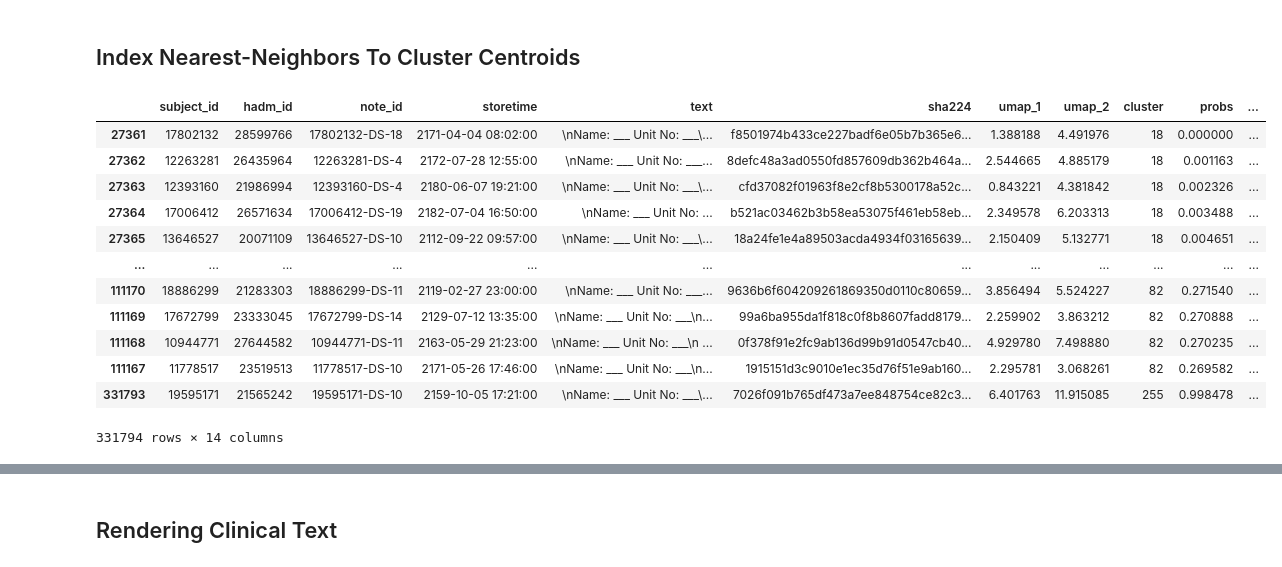
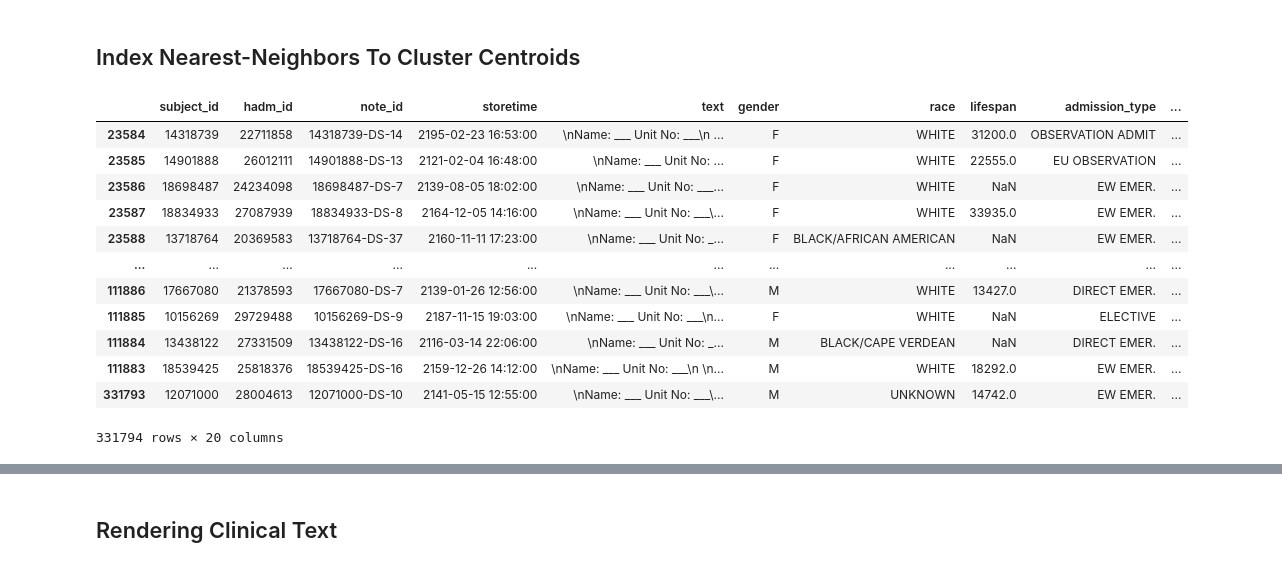
Before and after one commit to CrivelliLab/OSA_Phenotyping_LLMs, a Jupyter notebook: notebooks/CharacterizingByLLMs.ipynb, the cells around one changed output, grey strips where cells are left out. Cells and saved outputs as stored; diff of their text form; code cells hidden in the pictures.

```diff
--- a/notebooks/CharacterizingByLLMs.ipynb
+++ b/notebooks/CharacterizingByLLMs.ipynb
@@ -25,3 +261,18 @@ import torch.nn.functional as F
 from scipy.spatial.distance import cosine
 import matplotlib.pyplot as plt
 from IPython.display import Markdown
+
+#- Latent Space Parameters
+model = "BioGPT_large"
+layer = 0 # idx from penultimate layer back
+nb_neighbors = 256
+min_dist = 0.001
+nb_clusters = 256
+
+#-
+MIMIC4REPORTS = "/global/cfs/cdirs/m1532/Projects_MVP/_datasets/MIMIC_IV/physionet.org/files/mimic-iv-note/2.2/note/discharge.csv"
+MIMIC4ADMS = "/global/cfs/cdirs/m1532/Projects_MVP/_datasets/MIMIC_IV/physionet.org/files/mimiciv/2.2/hosp/admissions.csv"
+MIMIC4PATS = "/global/cfs/cdirs/m1532/Projects_MVP/_datasets/MIMIC_IV/physionet.org/files/mimiciv/2.2/hosp/patients.csv"
+EMBEDPATH = "/pscratch/sd/r/rzamora/OSA_Phenotyping_LLMs/output/embeds/{}.discharge.layer.{}/".format(model, layer)
+UMAPPATH = "{}umap/nclusters.{}.nn.{}.min.{}.csv".format(EMBEDPATH, nb_clusters, nb_neighbors, min_dist)
+KMEANSPATH = "{}kmeans/nclusters.{}.pt".format(EMBEDPATH, nb_clusters)
@@ -104,6 +279,22 @@ KMEANSPATH = "{}kmeans/nclusters.{}.pt".format(EMBEDPATH, nb_clusters)
 # %%
 #- Load Discharge Reports
 reports = pd.read_csv(MIMIC4REPORTS)
+
+#- Load Demographics
+adms = pd.read_csv(MIMIC4ADMS)
+adms = adms[["subject_id", "hadm_id", "dischtime", "admission_type", "race"]]
+pats = pd.read_csv(MIMIC4PATS)
+pats["dob"] = pats.anchor_year - pats.anchor_age
+pats = pats[["subject_id", "gender", "dob", "dod"]]
+pats = pats.merge(adms, on="subject_id", how="inner").drop_duplicates(subset=["hadm_id"]).reset_index(drop=True)
+pats["dod"] = pd.to_datetime(pats.dod)
+pats["dob"] = pd.to_datetime(pats.dob.astype(str))
+pats["dischtime"] = pd.to_datetime(pats.dischtime)
+pats["lifespan"] = (pats.dod - pats.dob).dt.days
+pats["hadm_age"] = (pats.dischtime - pats.dob).dt.days
+pats["hadm_lifeexp"] = (pats.dod - pats.dischtime).dt.days
+pats = pats[["subject_id", "hadm_id", "gender", "race", "lifespan", "admission_type", "hadm_age", "hadm_lifeexp"]]
+reports = reports.merge(pats, on=["subject_id", "hadm_id"], how="left")
 
 #- Load UMAP Results
 umap = pd.read_csv(UMAPPATH)
@@ -119,10 +310,11 @@ umap["cluster"] = clusters.numpy()
 umap["probs"] = probs
 
 #- Merge
-df = reports[["subject_id", "hadm_id", "note_id", "storetime", "text"]].merge(umap, on="note_id", how="left")
+df = reports[["subject_id", "hadm_id", "note_id", "storetime", "text", "gender", "race", "lifespan", "admission_type", "hadm_age", "hadm_lifeexp"]].merge(umap, on="note_id", how="left")
 dfs = []
 for nme, grp in df.groupby("cluster"):
     grp = grp.sort_values("probs").reset_index(drop=True)
     grp["probs"] = [(i/len(grp)) for i in range(len(grp))]
     dfs.append(grp)
 df = pd.concat(dfs).reset_index(drop=True)
+del(reports); del(pats); del(umap); del(kmeans)
@@ -131,32 +339,40 @@ df = pd.concat(dfs).reset_index(drop=True)
 # %%
 #-
 cluster = 18
 
 #-
 color_palette = sns.color_palette("Spectral", df.cluster.max()+1)
 
 #-
+# df["score"] = np.exp(-1*df.probs)
+# df["size"] = 1 - np.exp(-1*(1-df.probs))
+# df["alpha"] = np.exp(-1*df.probs)
+# df["color"] = color = df[["cluster", "score"]].apply(lambda x: sns.desaturate(color_palette[int(x.cluster)], x.score), axis=1)
+# df = df.sort_values("score", ascending=False)
+# df
+
+# #-
 match = (df.cluster == cluster)
-df["score"] = (match * (1-df.probs))
+df["score"] = (match * np.exp(-1*df.probs))
 df["size"] = (match * 0.999) + 0.001
 df["color"] = color = df[["cluster", "score"]].apply(lambda x: sns.desaturate(color_palette[int(x.cluster)], x.score), axis=1)
 df["alpha"] = (match*0.5) + 0.5
 df = df.sort_values("score", ascending=False)
 df
 # %% [output]
-|  | subject_id | hadm_id | note_id | storetime | text | sha224 | umap_1 | umap_2 | cluster | probs | ... |
-| 27361 | 17802132 | 28599766 | 17802132-DS-18 | 2171-04-04 08:02:00 | \nName: ___ Unit No: ___\... | f8501974b433ce227badf6e05b7b365e6... | 1.388188 | 4.491976 | 18 | 0.000000 | ... |
-| 27362 | 12263281 | 26435964 | 12263281-DS-4 | 2172-07-28 12:55:00 | \nName: ___ Unit No: ___... | 8defc48a3ad0550fd857609db362b464a... | 2.544665 | 4.885179 | 18 | 0.001163 | ... |
-| 27363 | 12393160 | 21986994 | 12393160-DS-4 | 2180-06-07 19:21:00 | \nName: ___ Unit No: ___\... | cfd37082f01963f8e2cf8b5300178a52c... | 0.843221 | 4.381842 | 18 | 0.002326 | ... |
-| 27364 | 17006412 | 26571634 | 17006412-DS-19 | 2182-07-04 16:50:00 | \nName: ___ Unit No: ... | b521ac03462b3b58ea53075f461eb58eb... | 2.349578 | 6.203313 | 18 | 0.003488 | ... |
-| 27365 | 13646527 | 20071109 | 13646527-DS-10 | 2112-09-22 09:57:00 | \nName: ___ Unit No: ___\... | 18a24fe1e4a89503acda4934f03165639... | 2.150409 | 5.132771 | 18 | 0.004651 | ... |
-| ... | ... | ... | ... | ... | ... | ... | ... | ... | ... | ... | ... |
-| 111170 | 18886299 | 21283303 | 18886299-DS-11 | 2119-02-27 23:00:00 | \nName: ___ Unit No: ___... | 9636b6f604209261869350d0110c80659... | 3.856494 | 5.524227 | 82 | 0.271540 | ... |
-| 111169 | 17672799 | 23333045 | 17672799-DS-14 | 2129-07-12 13:35:00 | \nName: ___ Unit No: ___\n... | 99a6ba955da1f818c0f8b8607fadd8179... | 2.259902 | 3.863212 | 82 | 0.270888 | ... |
-| 111168 | 10944771 | 27644582 | 10944771-DS-11 | 2163-05-29 21:23:00 | \nName: ___ Unit No: ___\n ... | 0f378f91e2fc9ab136d99b91d0547cb40... | 4.929780 | 7.498880 | 82 | 0.270235 | ... |
-| 111167 | 11778517 | 23519513 | 11778517-DS-10 | 2171-05-26 17:46:00 | \nName: ___ Unit No: ___\n... | 1915151d3c9010e1ec35d76f51e9ab160... | 2.295781 | 3.068261 | 82 | 0.269582 | ... |
-| 331793 | 19595171 | 21565242 | 19595171-DS-10 | 2159-10-05 17:21:00 | \nName: ___ Unit No: ___\... | 7026f091b765df473a7ee848754ce82c3... | 6.401763 | 11.915085 | 255 | 0.998478 | ... |
+|  | subject_id | hadm_id | note_id | storetime | text | gender | race | lifespan | admission_type | ... |
+| 23584 | 14318739 | 22711858 | 14318739-DS-14 | 2195-02-23 16:53:00 | \nName: ___ Unit No: ___\n ... | F | WHITE | 31200.0 | OBSERVATION ADMIT | ... |
+| 23585 | 14901888 | 26012111 | 14901888-DS-13 | 2121-02-04 16:48:00 | \nName: ___ Unit No: ... | F | WHITE | 22555.0 | EU OBSERVATION | ... |
+| 23586 | 18698487 | 24234098 | 18698487-DS-7 | 2139-08-05 18:02:00 | \nName: ___ Unit No: ___... | F | WHITE | NaN | EW EMER. | ... |
+| 23587 | 18834933 | 27087939 | 18834933-DS-8 | 2164-12-05 14:16:00 | \nName: ___ Unit No: ___\... | F | WHITE | 33935.0 | EW EMER. | ... |
+| 23588 | 13718764 | 20369583 | 13718764-DS-37 | 2160-11-11 17:23:00 | \nName: ___ Unit No: _... | F | BLACK/AFRICAN AMERICAN | NaN | EW EMER. | ... |
+| ... | ... | ... | ... | ... | ... | ... | ... | ... | ... | ... |
+| 111886 | 17667080 | 21378593 | 17667080-DS-7 | 2139-01-26 12:56:00 | \nName: ___ Unit No: ___\... | M | WHITE | 13427.0 | DIRECT EMER. | ... |
+| 111885 | 10156269 | 29729488 | 10156269-DS-9 | 2187-11-15 19:03:00 | \nName: ___ Unit No: ___\n... | F | WHITE | NaN | ELECTIVE | ... |
+| 111884 | 13438122 | 27331509 | 13438122-DS-16 | 2116-03-14 22:06:00 | \nName: ___ Unit No: _... | M | BLACK/CAPE VERDEAN | NaN | DIRECT EMER. | ... |
+| 111883 | 18539425 | 25818376 | 18539425-DS-16 | 2159-12-26 14:12:00 | \nName: ___ Unit No: ___\n \n... | M | WHITE | 18292.0 | EW EMER. | ... |
+| 331793 | 12071000 | 28004613 | 12071000-DS-10 | 2141-05-15 12:55:00 | \nName: ___ Unit No: ___\... | M | UNKNOWN | 14742.0 | EW EMER. | ... |
-331794 rows × 14 columns
+331794 rows × 20 columns
 # %%
 #- Render Scatter Plot
 plot_args = {"x": "umap_1",
```
Also changed, not shown: parts of 6 cells of this notebook.
